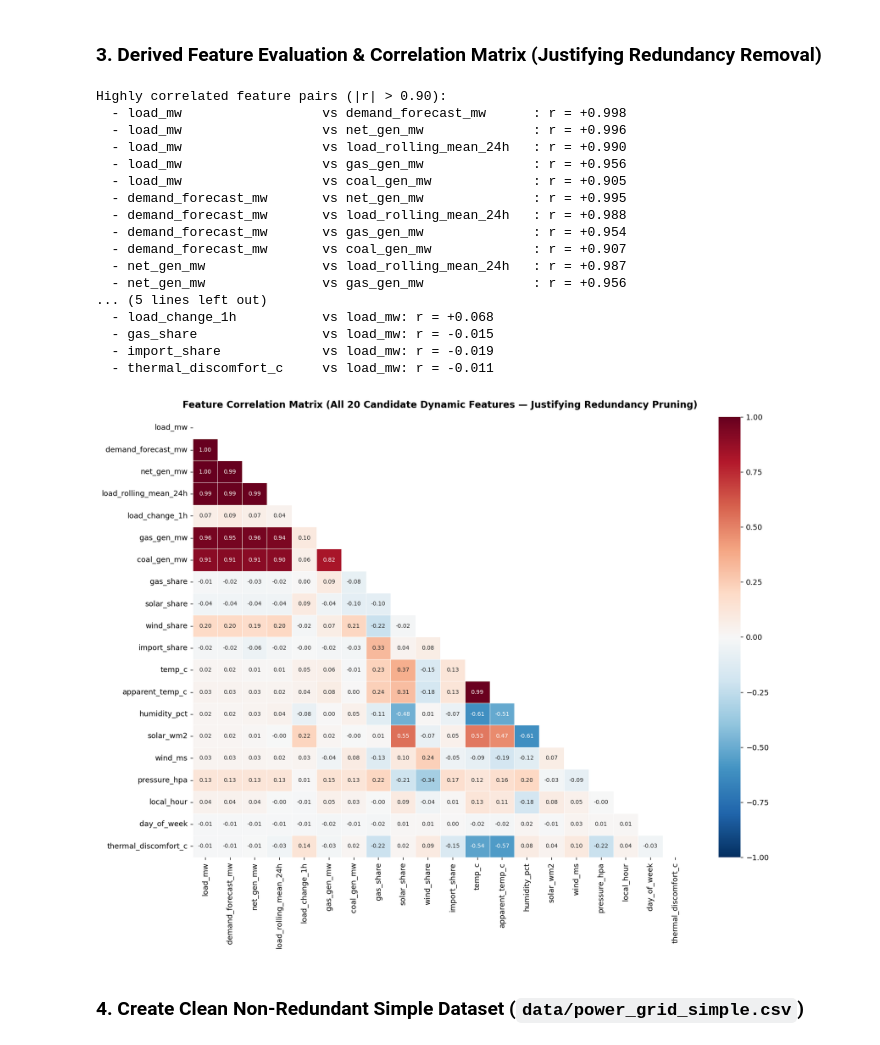
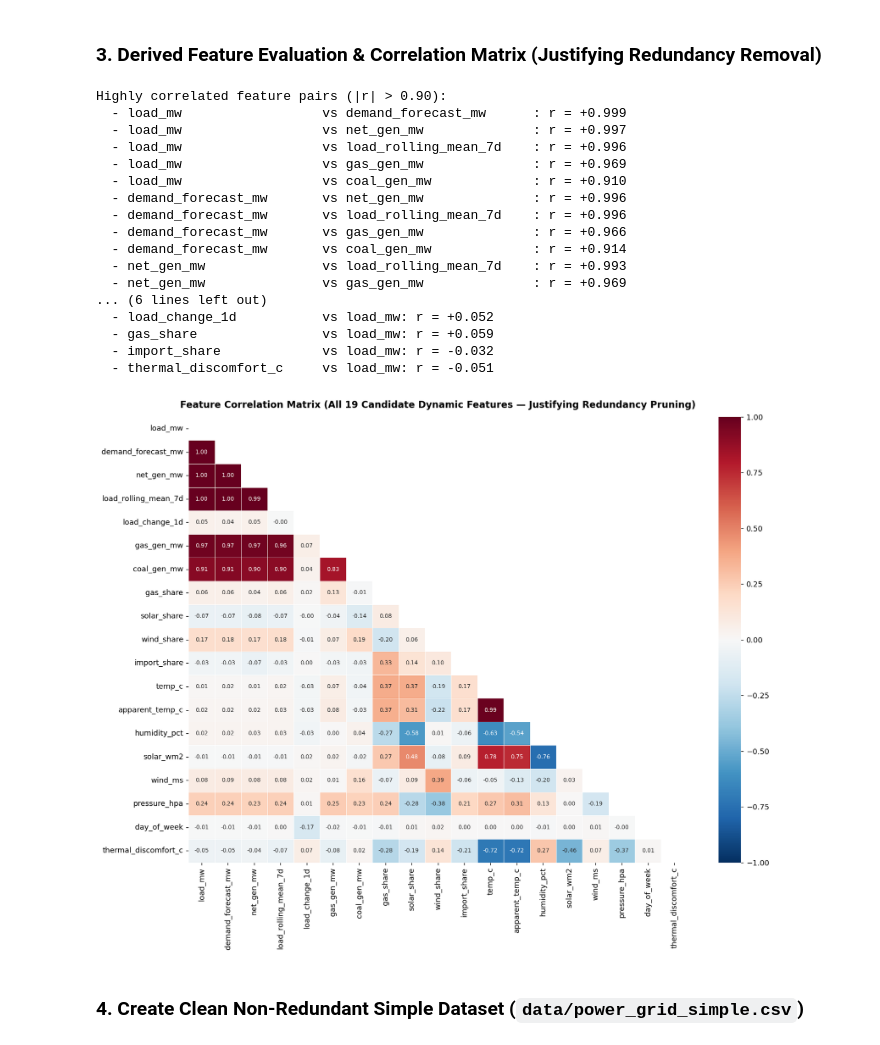
Before and after one commit to Mrun9/rare-event-shocks-benchmark, a Jupyter notebook: 01_power_grid_dataset_and_correlation.ipynb, the cells around one changed output. Drawn from its saved outputs; the diff is of its cells as text; code cells hidden in the pictures.

```diff
--- a/01_power_grid_dataset_and_correlation.ipynb
+++ b/01_power_grid_dataset_and_correlation.ipynb
@@ -26,7 +26,7 @@ pd.set_option('display.width', 140)
 # %% [markdown]
 ### 2. Load Full Dataset, Summary & Feature Inventory
 # %%
-npz_path = 'data/reworked_power_grid_hourly.npz'
+npz_path = 'data/reworked_power_grid_daily.npz'
 meta_path = 'data/reworked_power_grid_metadata.csv'
 
 data = np.load(npz_path, allow_pickle=True)
@@ -36,10 +36,10 @@ past_names = [str(x) for x in data['past_feature_names']]
 pf_names = [str(x) for x in data['past_future_feature_names']]
 static_names = [str(x) for x in data['static_feature_names']]
 tau_steps = data['tau_steps']
-ts_grid = data['timestamps_utc']
+date_grid = data['dates']
 
 print(f'Samples (N):           {len(meta)}')
-print(f'Hours per sample (T):  {len(tau_steps)} (tau from {tau_steps[0]} to {tau_steps[-1]} hours)')
+print(f'Days per sample (T):   {len(tau_steps)} (tau_day from {tau_steps[0]} to {tau_steps[-1]} days)')
 print(f'Past covariates:       {len(past_names)} -> {past_names}')
 print(f'Past-future covs:      {len(pf_names)} -> {pf_names}')
 print(f'Static features:       {len(static_names)} -> {static_names}')
@@ -55,9 +55,9 @@ full_dict = {
     'region': np.repeat(meta['region'].values, T),
     'split': np.repeat(meta['split'].values, T),
     'event_type': np.repeat(meta['event_type'].values, T),
-    'onset_utc': np.repeat(meta['onset_utc'].values, T),
-    'timestamp_utc': ts_grid.reshape(-1),
-    'tau_hour': np.tile(tau_steps, N),
+    'onset_date': np.repeat(meta['onset_date'].values, T),
+    'date': date_grid.reshape(-1),
+    'tau_day': np.tile(tau_steps, N),
 }
 for i, col in enumerate(static_names):
     full_dict[col] = np.repeat(X_static[:, i], T)
@@ -104,8 +104,8 @@ Flattened full table shape: (82505, 30)
 # %% [markdown]
 ### 3. Derived Feature Evaluation & Correlation Matrix (Justifying Redundancy Removal)
 # %%
-# Engineer V-shaped thermal discomfort index: |temp_c - 18.0| C
-# Captures both extreme summer cooling (AC) and winter heating loads in a single non-redundant metric
+# Engineer V-shaped thermal discomfort index: |temp_c - 18.0| deg C
+# Captures both summer AC cooling demand and winter heating demand uniformly
 full_df['thermal_discomfort_c'] = np.abs(full_df['temp_c'] - 18.0)
 
 all_candidate_features = past_names + pf_names + ['thermal_discomfort_c']
@@ -119,52 +119,52 @@ for i in range(len(all_candidate_features)):
             print(f'  - {all_candidate_features[i]:24s} vs {all_candidate_features[j]:24s}: r = {val:+.3f}')
 
 print('\nDerived feature correlations with primary target (load_mw):')
-for dcol in ['load_change_1h', 'gas_share', 'import_share', 'thermal_discomfort_c']:
+for dcol in ['load_change_1d', 'gas_share', 'import_share', 'thermal_discomfort_c']:
     print(f'  - {dcol:24s} vs load_mw: r = {corr.loc[dcol, "load_mw"]:+.3f}')
 
 fig, ax = plt.subplots(figsize=(13.5, 10.5), dpi=130)
 mask = np.triu(np.ones_like(corr, dtype=bool))
 sns.heatmap(
     corr,
     mask=mask,
     annot=True,
     fmt='.2f',
     cmap='RdBu_r',
     center=0,
     vmin=-1,
     vmax=1,
     linewidths=0.4,
     annot_kws={'size': 7.5},
     ax=ax,
 )
 ax.set_title(
-    'Feature Correlation Matrix (All 20 Candidate Dynamic Features — Justifying Redundancy Pruning)',
+    'Feature Correlation Matrix (All 19 Candidate Dynamic Features — Justifying Redundancy Pruning)',
     fontsize=12.5,
     fontweight='bold',
     pad=12,
 )
 plt.tight_layout()
 plt.savefig('data/power_grid_correlation_matrix.png', dpi=150, bbox_inches='tight')
 plt.show()
 # %% [output]
 Highly correlated feature pairs (|r| > 0.90):
-  - load_mw                  vs demand_forecast_mw      : r = +0.998
-  - load_mw                  vs net_gen_mw              : r = +0.996
-  - load_mw                  vs load_rolling_mean_24h   : r = +0.990
-  - load_mw                  vs gas_gen_mw              : r = +0.956
-  - load_mw                  vs coal_gen_mw             : r = +0.905
-  - demand_forecast_mw       vs net_gen_mw              : r = +0.995
-  - demand_forecast_mw       vs load_rolling_mean_24h   : r = +0.988
-  - demand_forecast_mw       vs gas_gen_mw              : r = +0.954
-  - demand_forecast_mw       vs coal_gen_mw             : r = +0.907
-  - net_gen_mw               vs load_rolling_mean_24h   : r = +0.987
-  - net_gen_mw               vs gas_gen_mw              : r = +0.956
-... (5 lines left out)
-  - load_change_1h           vs load_mw: r = +0.068
-  - gas_share                vs load_mw: r = -0.015
-  - import_share             vs load_mw: r = -0.019
-  - thermal_discomfort_c     vs load_mw: r = -0.011
+  - load_mw                  vs demand_forecast_mw      : r = +0.999
+  - load_mw                  vs net_gen_mw              : r = +0.997
+  - load_mw                  vs load_rolling_mean_7d    : r = +0.996
+  - load_mw                  vs gas_gen_mw              : r = +0.969
+  - load_mw                  vs coal_gen_mw             : r = +0.910
+  - demand_forecast_mw       vs net_gen_mw              : r = +0.996
+  - demand_forecast_mw       vs load_rolling_mean_7d    : r = +0.996
+  - demand_forecast_mw       vs gas_gen_mw              : r = +0.966
+  - demand_forecast_mw       vs coal_gen_mw             : r = +0.914
+  - net_gen_mw               vs load_rolling_mean_7d    : r = +0.993
+  - net_gen_mw               vs gas_gen_mw              : r = +0.969
+... (6 lines left out)
+  - load_change_1d           vs load_mw: r = +0.052
+  - gas_share                vs load_mw: r = +0.059
+  - import_share             vs load_mw: r = -0.032
+  - thermal_discomfort_c     vs load_mw: r = -0.051
-[figure, old version]
+[figure, new version]
 # %% [markdown]
 ### 4. Create Clean Non-Redundant Simple Dataset (`data/power_grid_simple.csv`)
 # %%
```
Also changed, not shown: parts of 7 cells of this notebook, 13 other files.
